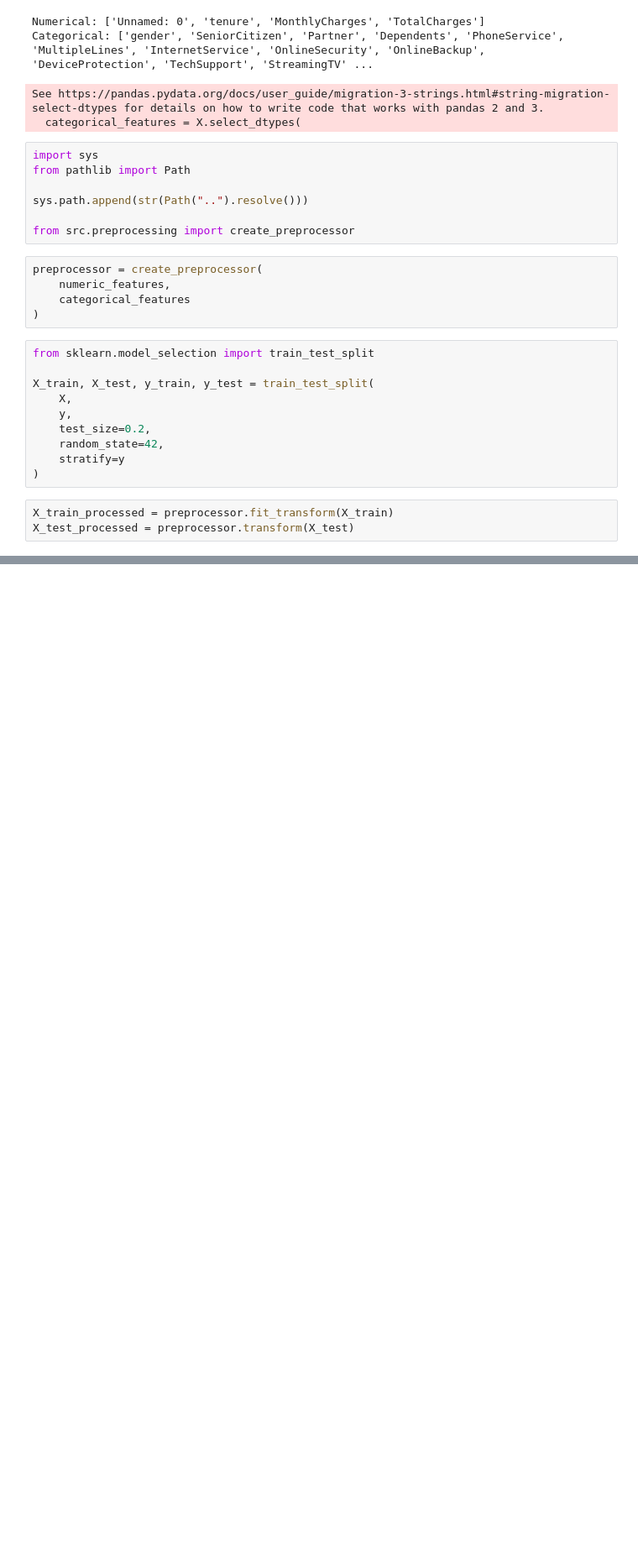
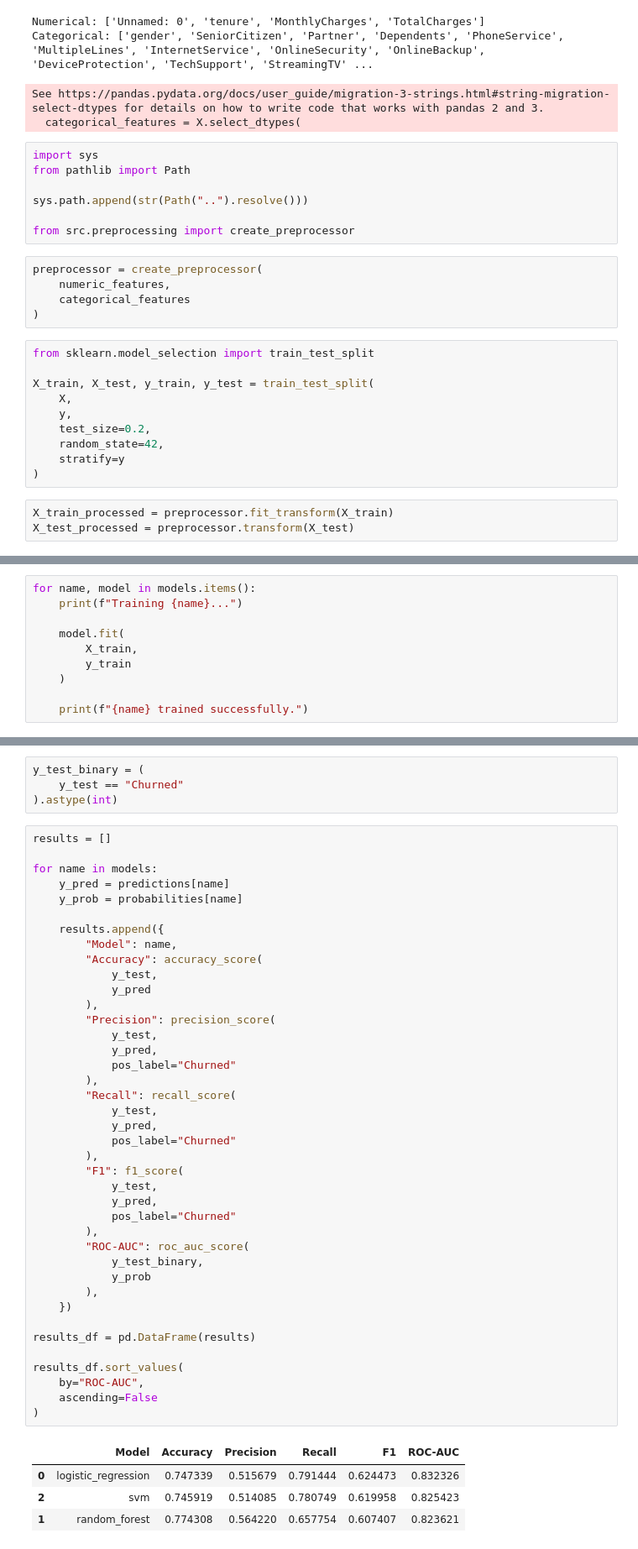
Before and after one commit to Syed-Farzan/churn-prediction-api, a Jupyter notebook: notebooks/01_data_exploration.ipynb, the cells around one changed output, grey strips where cells are left out. Shown at 84% size. Cells and saved outputs as stored; diff of their text form; blank space fills up the shorter version.

```diff
--- a/notebooks/01_data_exploration.ipynb
+++ b/notebooks/01_data_exploration.ipynb
@@ -251,0 +201,10 @@ Probabilities: [0.93204149 0.93555479 0.91607676 0.75426286 0.81496556 0.8744013
+# %%
+for name, model in models.items():
+    print(f"Training {name}...")
+
+    model.fit(
+        X_train,
+        y_train
+    )
+
+    print(f"{name} trained successfully.")
@@ -251,0 +250,49 @@ Probabilities: [0.93204149 0.93555479 0.91607676 0.75426286 0.81496556 0.8744013
+# %%
+y_test_binary = (
+    y_test == "Churned"
+).astype(int)
+# %%
+results = []
+
+for name in models:
+    y_pred = predictions[name]
+    y_prob = probabilities[name]
+
+    results.append({
+        "Model": name,
+        "Accuracy": accuracy_score(
+            y_test,
+            y_pred
+        ),
+        "Precision": precision_score(
+            y_test,
+            y_pred,
+            pos_label="Churned"
+        ),
+        "Recall": recall_score(
+            y_test,
+            y_pred,
+            pos_label="Churned"
+        ),
+        "F1": f1_score(
+            y_test,
+            y_pred,
+            pos_label="Churned"
+        ),
+        "ROC-AUC": roc_auc_score(
+            y_test_binary,
+            y_prob
+        ),
+    })
+
+results_df = pd.DataFrame(results)
+
+results_df.sort_values(
+    by="ROC-AUC",
+    ascending=False
+)
+# %% [output]
+|  | Model | Accuracy | Precision | Recall | F1 | ROC-AUC |
+| 0 | logistic_regression | 0.747339 | 0.515679 | 0.791444 | 0.624473 | 0.832326 |
+| 2 | svm | 0.745919 | 0.514085 | 0.780749 | 0.619958 | 0.825423 |
+| 1 | random_forest | 0.774308 | 0.564220 | 0.657754 | 0.607407 | 0.823621 |
```
Also changed, not shown: parts of 23 cells of this notebook, 1 other file.
